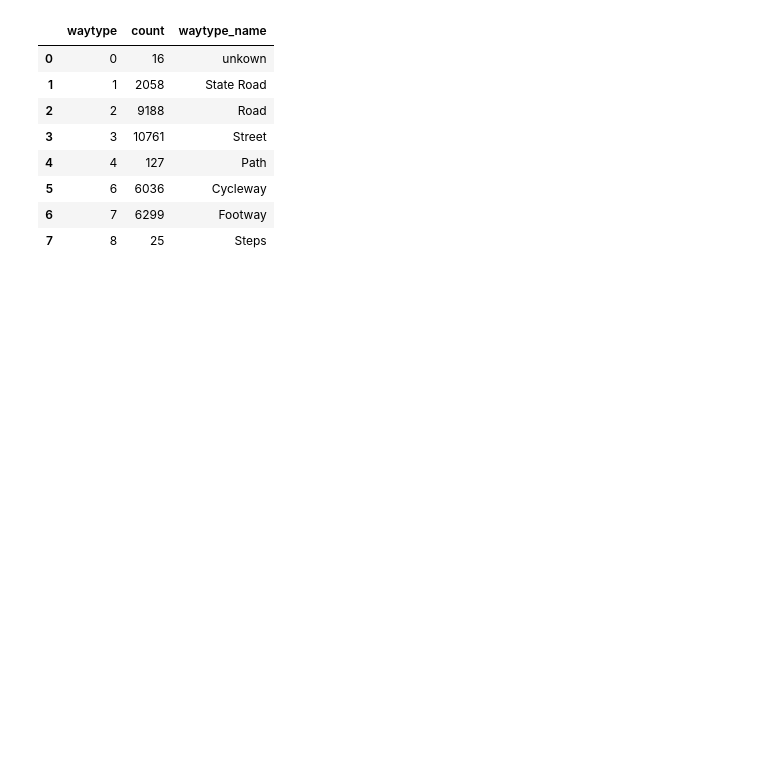
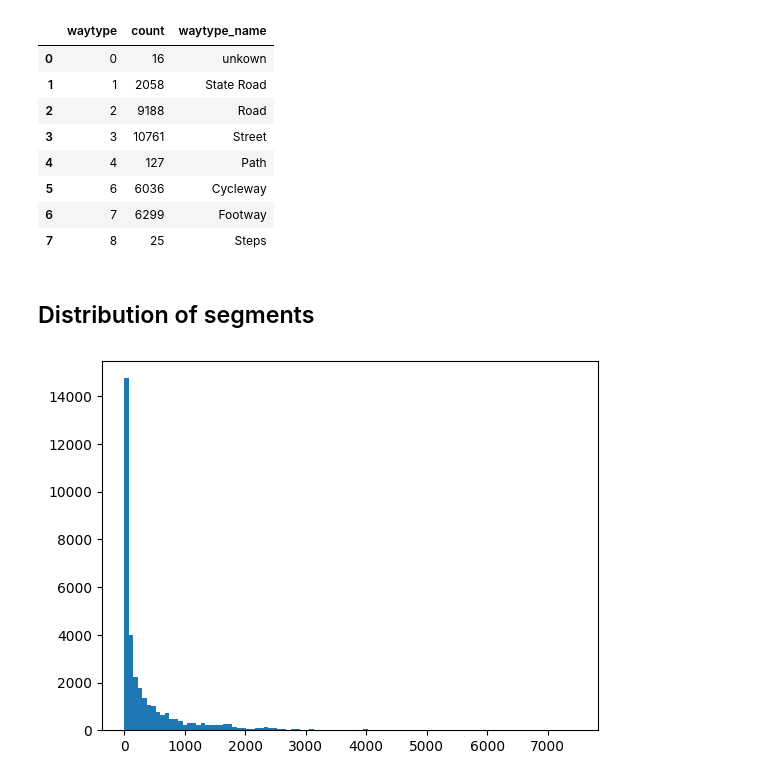
Before and after one commit to ThomasClaudinger/KDS_GeospatialDataScience_project, a Jupyter notebook: scripts/map_of_routes_freq.ipynb, the cells around one changed output. Cells and saved outputs as stored; diff of their text form; code cells hidden in the pictures; blank space fills up the shorter version.

```diff
--- a/scripts/map_of_routes_freq.ipynb
+++ b/scripts/map_of_routes_freq.ipynb
@@ -425,3 +471,13 @@ count_roads
 | 5 | 6 | 6036 | Cycleway |
 | 6 | 7 | 6299 | Footway |
 | 7 | 8 | 25 | Steps |
+# %% [markdown]
+## Distribution of segments
+# %%
+counts = [i[0] for i  in segments_counts.values()]
+counts.sort(reverse=True)
+# %%
+plt.hist(counts, bins=100)
+plt.show()
+# %% [output]
+[figure, added]
```
Also changed, not shown: parts of 7 cells of this notebook, 15 other files.
